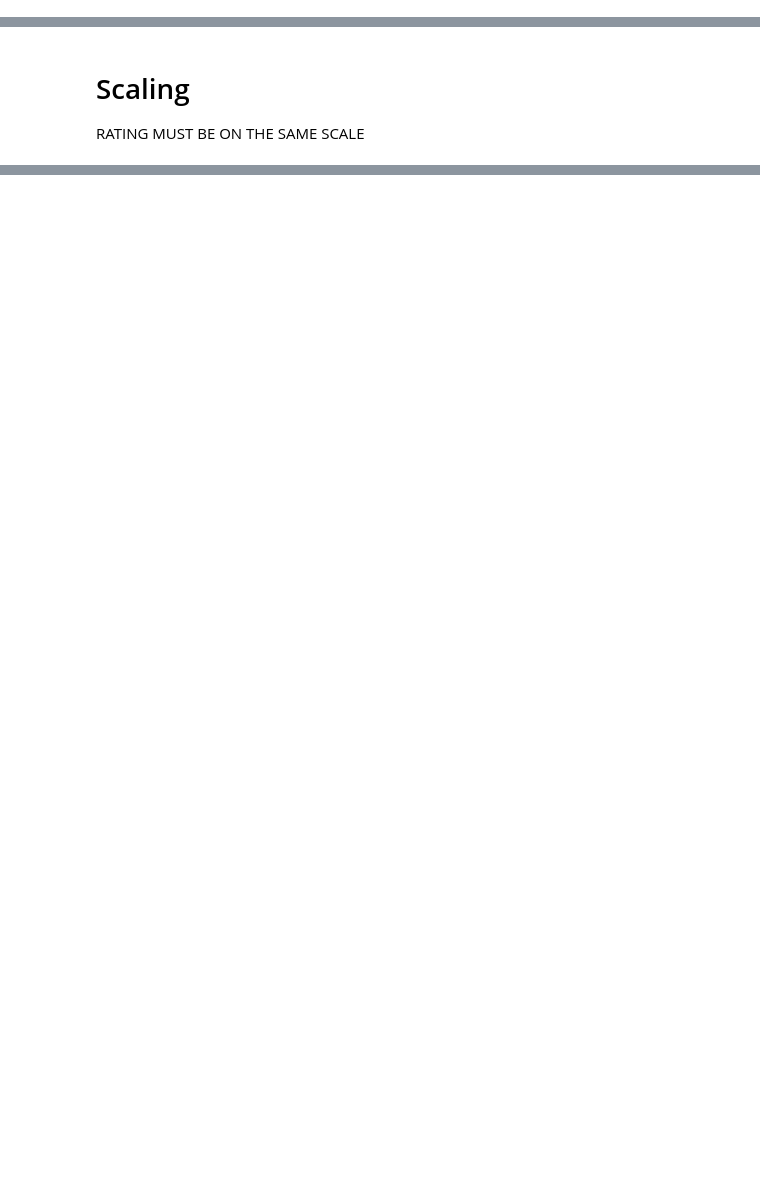
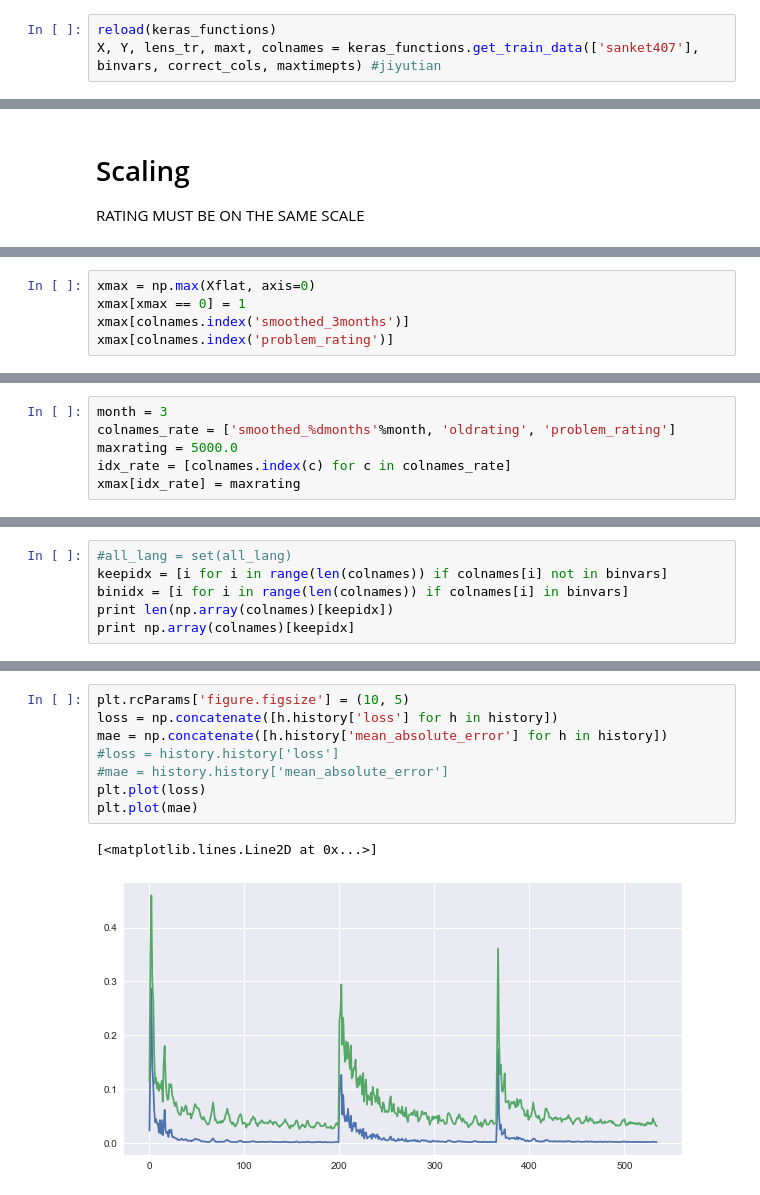
Before and after one commit to yjiao/codeforces_predict, a Jupyter notebook: keras_v2.ipynb, the cells around one changed output, grey strips where cells are left out. Saved outputs shown, nothing was run; the diff lists cells and outputs as text; blank space fills up the shorter version.

```diff
--- a/keras_v2.ipynb
+++ b/keras_v2.ipynb
@@ -147,0 +82,3 @@ _________________________________________________________________
+# %%
+reload(keras_functions)
+X, Y, lens_tr, maxt, colnames = keras_functions.get_train_data(['sanket407'], binvars, correct_cols, maxtimepts) #jiyutian
@@ -278,0 +127,5 @@ for e in range(epochs):
+# %%
+xmax = np.max(Xflat, axis=0)
+xmax[xmax == 0] = 1
+xmax[colnames.index('smoothed_3months')]
+xmax[colnames.index('problem_rating')]
@@ -278,0 +134,6 @@ for e in range(epochs):
+# %%
+month = 3
+colnames_rate = ['smoothed_%dmonths'%month, 'oldrating', 'problem_rating']
+maxrating = 5000.0
+idx_rate = [colnames.index(c) for c in colnames_rate]
+xmax[idx_rate] = maxrating
@@ -278,0 +260,6 @@ for e in range(epochs):
+# %%
+#all_lang = set(all_lang)
+keepidx = [i for i in range(len(colnames)) if colnames[i] not in binvars]
+binidx = [i for i in range(len(colnames)) if colnames[i] in binvars]
+print len(np.array(colnames)[keepidx])
+print np.array(colnames)[keepidx]
@@ -278,0 +337,11 @@ for e in range(epochs):
+# %%
+plt.rcParams['figure.figsize'] = (10, 5)
+loss = np.concatenate([h.history['loss'] for h in history])
+mae = np.concatenate([h.history['mean_absolute_error'] for h in history])
+#loss = history.history['loss']
+#mae = history.history['mean_absolute_error']
+plt.plot(loss)
+plt.plot(mae)
+# %% [output]
+[<matplotlib.lines.Line2D at 0x...>]
+[figure, added]
```
Also changed, not shown: parts of 47 cells of this notebook, 2 other files.
